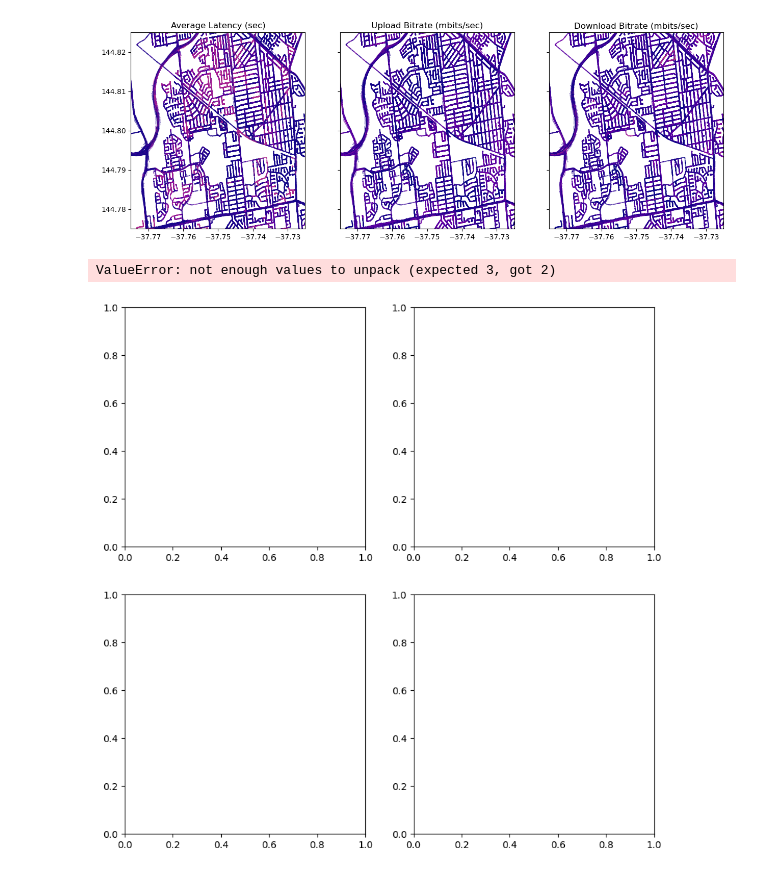
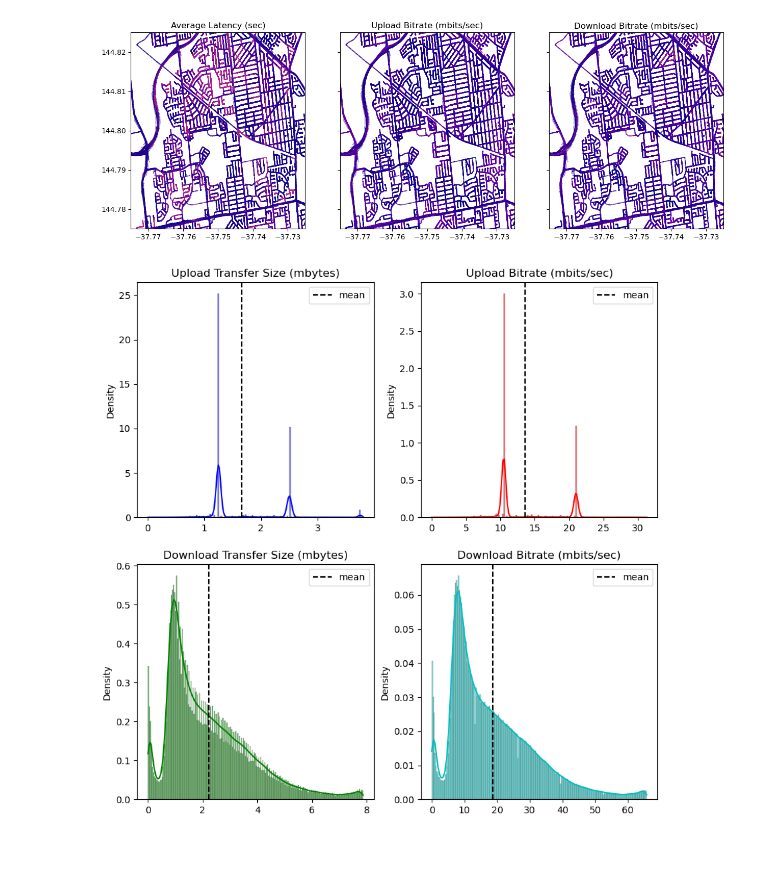
Before and after one commit to ClivePatrick/cos40007-group-project, a Jupyter notebook: data_exploration.ipynb, the cells around one changed output. Drawn from its saved outputs; the diff is of its cells as text; code cells hidden in the pictures.

```diff
--- a/data_exploration.ipynb
+++ b/data_exploration.ipynb
@@ -66,35 +67,37 @@ plt.show()
 # %% [output]
 [figure]
 # %%
-feature = [
-    ('Upload Transfer Size (mbytes)', 'b', df.loc[df['upload_transfer_size_mbytes'] > 0, 'upload_transfer_size_mbytes']),
-    ('Upload Bitrate (mbits/sec)', 'r', df.loc[df['upload_bitrate_mbits/sec'] > 0, 'upload_bitrate_mbits/sec']),
-    ('Download Transfer Size (mbytes)', 'g', df.loc[df['download_transfer_size_rx_mbytes'] > 0, 'download_transfer_size_rx_mbytes']),
-    ('Download Bitrate (mbits/sec)', 'c', df.loc[df['download_bitrate_rx_mbits/sec'] > 0, 'download_bitrate_rx_mbits/sec'])
+features = [
+    ('Upload Transfer Size (mbytes)', 'b', df['upload_transfer_size_mbytes']),
+    ('Upload Bitrate (mbits/sec)', 'r', df['upload_bitrate_mbits/sec']),
+    ('Download Transfer Size (mbytes)', 'g', df['download_transfer_size_rx_mbytes']),
+    ('Download Bitrate (mbits/sec)', 'c', df['download_bitrate_rx_mbits/sec'])
 ]
 
 fig, axs = plt.subplots(2, 2, figsize=(10, 10))
 axs = axs.ravel()
 
-for index, feature in enumerate(features):
+for axis, feature in zip(axs, features):
     title, color, column = feature
-    axis = axs[index]
+
+    # Remove outliers
+    column = column[column > 0]
+    column = column[np.abs(stats.zscore(column)) < 3]
 
     sns.histplot(column,
                  color=color,
                  kde=True,
                  stat='density',
                  ax=axis)
     axis.set_facecolor('w')
     axis.axvline(column.mean(),
                  linestyle='dashed',
                  label='mean',
                  color='k')
     axis.legend(loc='best')
     axis.set_title(title)
     axis.set_xlabel('')
 
-plt.plot()
+plt.show()
 # %% [output]
-ValueError: not enough values to unpack (expected 3, got 2)
-[figure, old version]
+[figure, new version]
```
Also changed, not shown: parts of 1 cell of this notebook.
